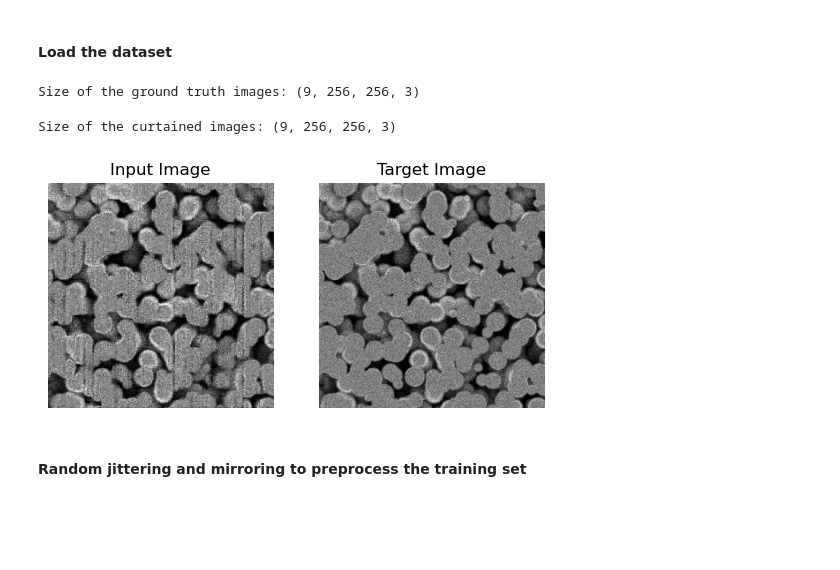
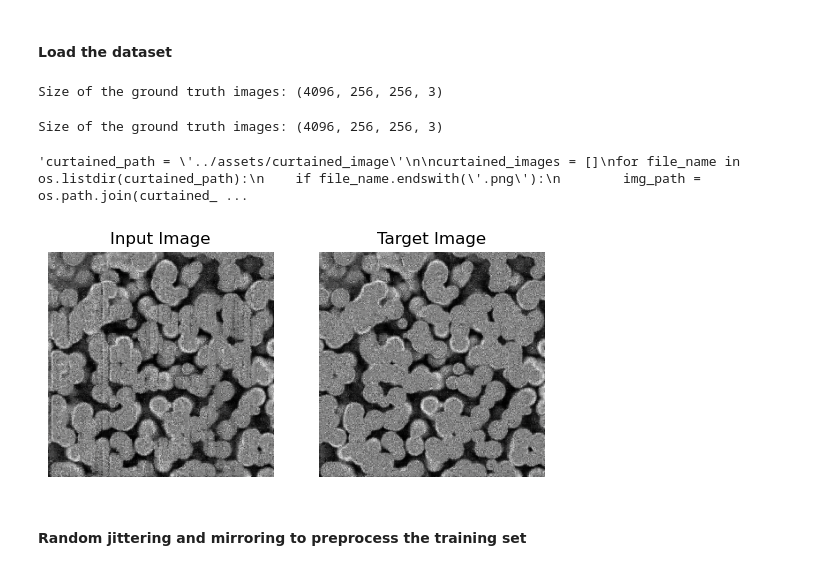
Before and after one commit to niclasDc/reconstruction-image-pix2pix, a Jupyter notebook: notebooks/model_notebook.ipynb, the cells around one changed output. Cells and saved outputs as stored; diff of their text form; code cells hidden in the pictures; blank space fills up the shorter version.

Commit message:
Update load data and new fit.

```diff
--- a/notebooks/model_notebook.ipynb
+++ b/notebooks/model_notebook.ipynb
@@ -16,28 +16,59 @@ from IPython import display
 #### Load the dataset
 # %%
 # Load ground truth image to use
-ground_truh_path = '../assets/ground_truth_image'
-
-tif_path = os.path.join(ground_truh_path, 'ground_truth_images.tif')
-tif_image = Image.open(tif_path)
+ground_truth_images_dir = '../assets/ground_truth_image'
 
 def load_tif_image(tif, index):
     tif.seek(index)
     return np.array(tif)
 
-def extract_first_subimage(image):
-    return image[:, :256, :]
+idx = np.arange(256)
+ground_truth_images = []
 
-idx = [11,31,71,91,111,131,151,171,20]
-ground_truh_images = [extract_first_subimage(load_tif_image(tif_image, i)) for i in idx]
-ground_truh_images = np.array(ground_truh_images)
+for i in np.arange(16):
+    tif_path = os.path.join(ground_truth_images_dir, f"bse_stack_{i}_processed.tif")
+    tif_image = Image.open(tif_path)
 
-print('Size of the ground truth images:', ground_truh_images.shape)
+    for j in idx:
+        ground_truth_images.append(load_tif_image(tif_image, j))
+
+ground_truth_images = np.array(ground_truth_images)
+
+if len(ground_truth_images.shape) == 3:
+    ground_truth_images = np.stack([ground_truth_images] * 3, axis=-1)
+
+print(f'Size of the ground truth images: {ground_truth_images.shape}')
 # %% [output]
-Size of the ground truth images: (9, 256, 256, 3)
+Size of the ground truth images: (4096, 256, 256, 3)
+# %%
+# Load curtained image to use
+curtained_path = '../assets/curtained_image'
+
+def load_tif_image(tif, index):
+    tif.seek(index)
+    return np.array(tif)
+
+idx = np.arange(256)
+curtained_images = []
+
+for i in np.arange(16):
+    tif_path = os.path.join(curtained_path, f"hm_stack_{i}_processed.tif")
+    tif_image = Image.open(tif_path)
+
+    for j in idx:
+        curtained_images.append(load_tif_image(tif_image,j))
+
+curtained_images = np.array(curtained_images)
+
+if len(curtained_images.shape) == 3:
+    curtained_images = np.stack([curtained_images] * 3, axis=-1)
+
+print('Size of the ground truth images:', curtained_images.shape)
+# %% [output]
+Size of the ground truth images: (4096, 256, 256, 3)
 # %%
 # Load curtained image to use
-curtained_path = '../assets/curtained_image'
+"""curtained_path = '../assets/curtained_image'
 
 curtained_images = []
 for file_name in os.listdir(curtained_path):
@@ -51,9 +82,9 @@ for file_name in os.listdir(curtained_path):
             print(f"Imagen {file_name} tiene un tamaño inesperado: {first_subimage.shape}")
 
 curtained_images = np.array(curtained_images)
-print('Size of the curtained images:', curtained_images.shape)
+print('Size of the curtained images:', curtained_images.shape)"""
 # %% [output]
-Size of the curtained images: (9, 256, 256, 3)
+'curtained_path = \'../assets/curtained_image\'\n\ncurtained_images = []\nfor file_name in os.listdir(curtained_path):\n    if file_name.endswith(\'.png\'):\n        img_path = os.path.join(curtained_ ...
 # %%
 def load(input_image, target_image):
     input_image = tf.cast(input_image, dtype=tf.float32)
@@ -61,24 +92,24 @@ def load(input_image, target_image):
 
     return input_image, target_image
 # %%
-sample_curtained = curtained_images[0]
-sample_ground_truth = ground_truh_images[0]
+sample_curtained = curtained_images[9]
+sample_ground_truth = ground_truth_images[9]
 
 input_image, target_image = load(sample_curtained, sample_ground_truth)
 
 plt.subplot(121)
 plt.imshow(input_image/255.0)
 plt.axis('off')
 plt.title('Input Image')
 
 plt.subplot(122)
 plt.imshow(target_image/255.0)
 plt.axis('off')
 plt.title('Target Image')
 
 plt.show()
 # %% [output]
-[figure, old version]
+[figure, new version]
 # %%
 # The facade training set consist of 400 images
 BUFFER_SIZE = 10
```
Also changed, not shown: parts of 8 cells of this notebook.
